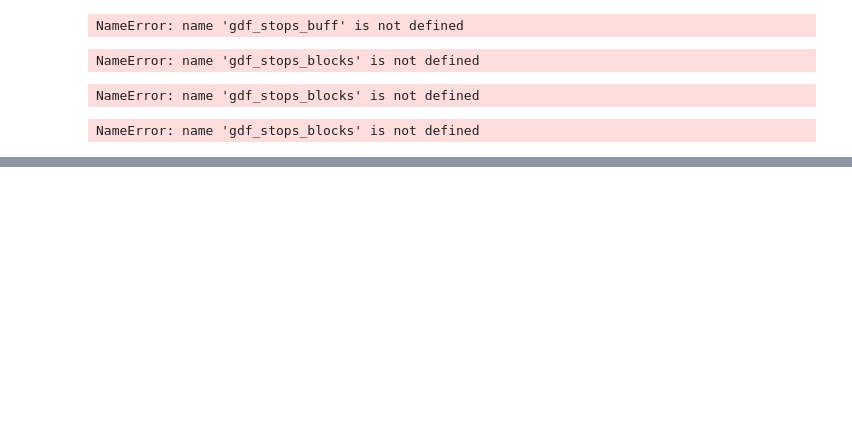
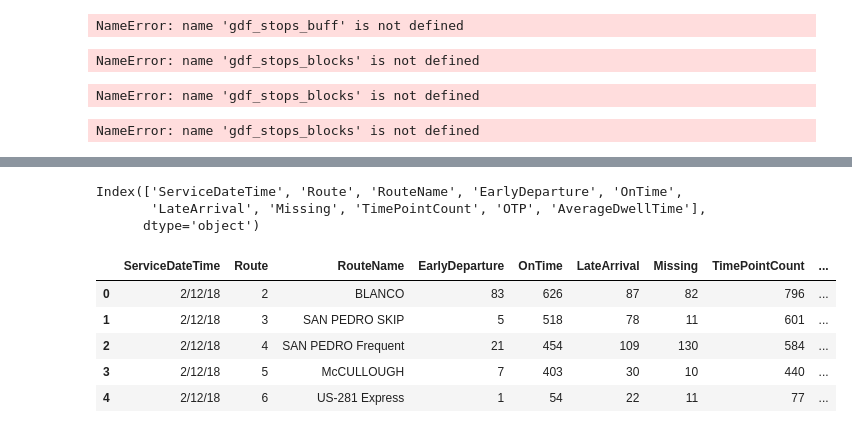
Before and after one commit to get-on-the-bus/via-project, a Jupyter notebook: kevin/geocoding_stops_and_blocks.ipynb, the cells around one changed output, grey strips where cells are left out. Saved outputs shown, nothing was run; the diff lists cells and outputs as text; code cells hidden in the pictures; blank space fills up the shorter version.

```diff
--- a/kevin/geocoding_stops_and_blocks.ipynb
+++ b/kevin/geocoding_stops_and_blocks.ipynb
@@ -724,0 +786,3 @@ NameError: name 'gdf_stops_blocks' is not defined
+# %%
+df_otp = pd.read_csv(files['bus_otp_2020'])
+df_otp.info()
@@ -724,0 +807,15 @@ NameError: name 'gdf_stops_blocks' is not defined
+# %%
+df_otp.columns
+# %% [output]
+Index(['ServiceDateTime', 'Route', 'RouteName', 'EarlyDeparture', 'OnTime',
+       'LateArrival', 'Missing', 'TimePointCount', 'OTP', 'AverageDwellTime'],
+      dtype='object')
+# %%
+df_otp.head()
+# %% [output]
+|  | ServiceDateTime | Route | RouteName | EarlyDeparture | OnTime | LateArrival | Missing | TimePointCount | ... |
+| 0 | 2/12/18 | 2 | BLANCO | 83 | 626 | 87 | 82 | 796 | ... |
+| 1 | 2/12/18 | 3 | SAN PEDRO SKIP | 5 | 518 | 78 | 11 | 601 | ... |
+| 2 | 2/12/18 | 4 | SAN PEDRO Frequent | 21 | 454 | 109 | 130 | 584 | ... |
+| 3 | 2/12/18 | 5 | McCULLOUGH | 7 | 403 | 30 | 10 | 440 | ... |
+| 4 | 2/12/18 | 6 | US-281 Express | 1 | 54 | 22 | 11 | 77 | ... |
```
Also changed, not shown: parts of 44 cells of this notebook, 2 other files.
